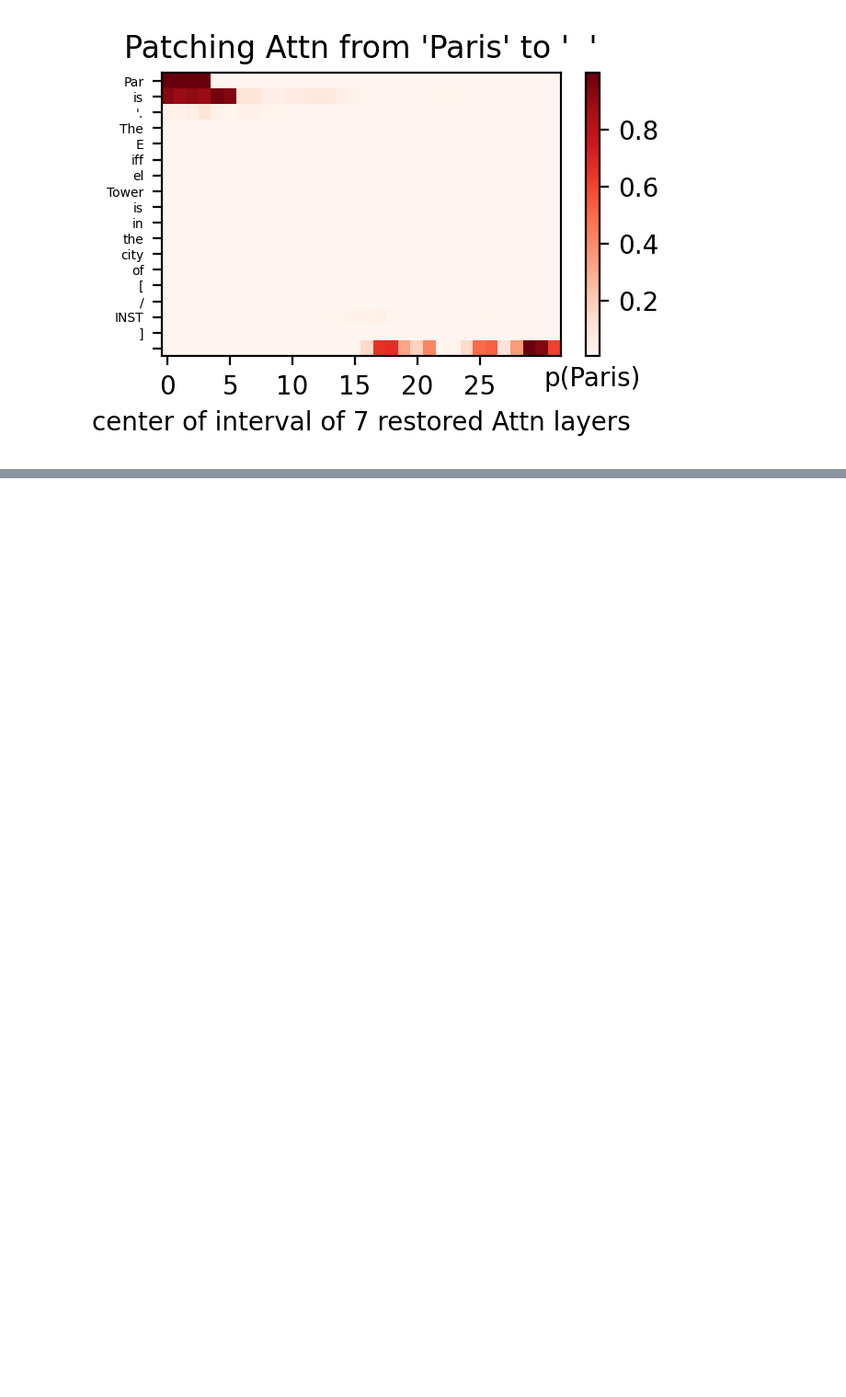
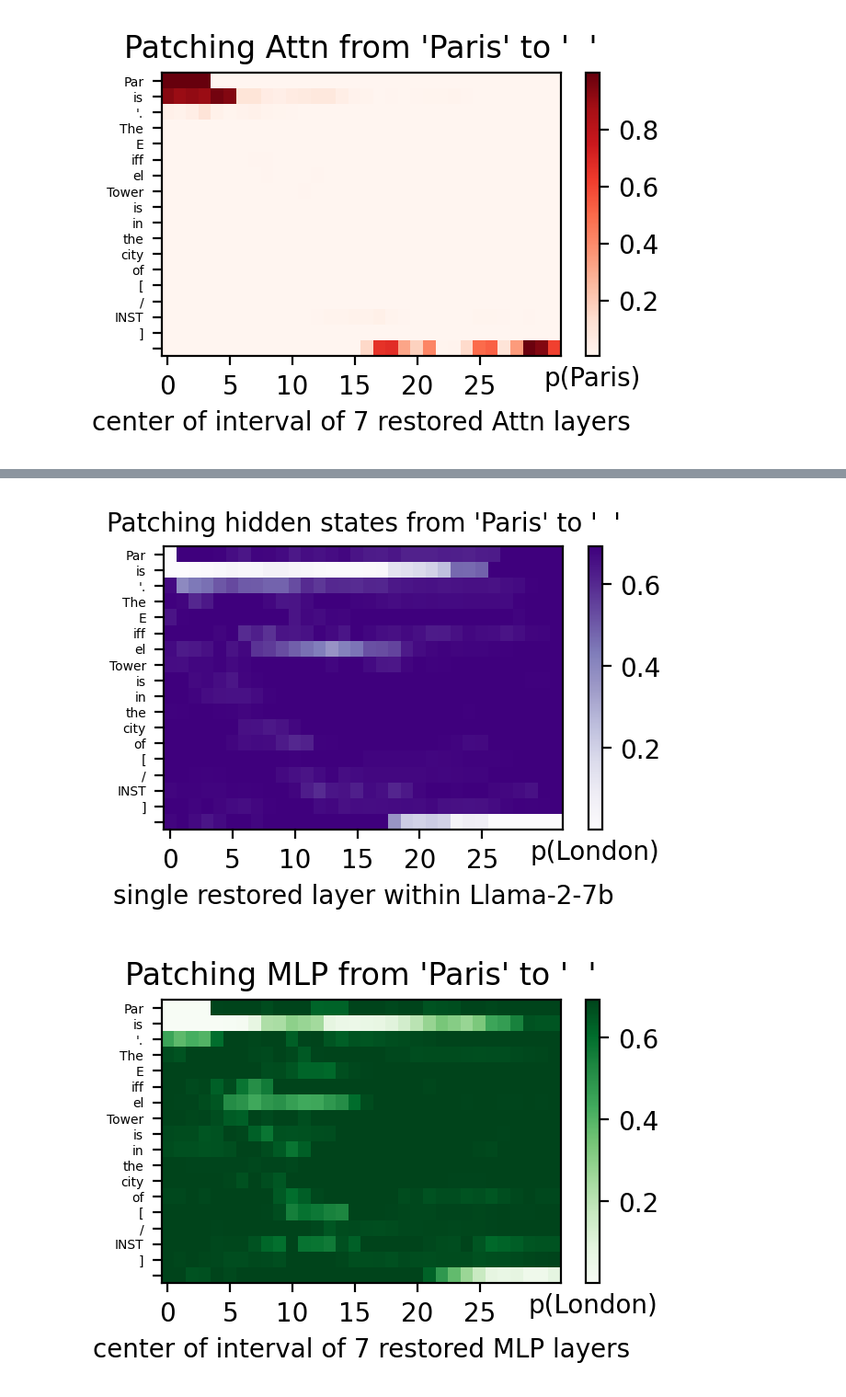
Before and after one commit to mileskwang/rome-prompt-injections, a Jupyter notebook: modular_tracing_llama2_7B.ipynb, the cells around one changed output, grey strips where cells are left out. Shown at 92% size. Saved outputs shown, nothing was run; the diff lists cells and outputs as text; code cells hidden in the pictures; blank space fills up the shorter version.

```diff
--- a/modular_tracing_llama2_7B.ipynb
+++ b/modular_tracing_llama2_7B.ipynb
@@ -536,6 +541,7 @@ def reverse_calculate_all_flow(
     uncompeting_prompt: str,
     words_to_check: list[str],
     num_layers: int,
+    answer: str,
     window: int=7,
 ):
     """
@@ -552,6 +558,8 @@ def reverse_calculate_all_flow(
             uncompeting_prompt=uncompeting_prompt,
             words_to_check=words_to_check,
             num_layers=num_layers,
+            index=index,
+            answer=answer,
             kind=kind,
             window=window,
         ))
@@ -1590,14 +1121,0 @@ for i in range(31):
-# %%
-for i in range(31):
-    hidden_scores, attention_scores, mlp_scores = layer_across_tokens(
-        model=model,
-        tokenizer=tokenizer,
-        setup_tokens=s_tokens,
-        defense_tokens=d_tokens,
-        query_tokens=q_tokens,
-        words_to_check=words_to_check,
-        num_layers=num_layers,
-        x_tokens=newline_tokens,
-        window=i,
-    )
-    layer_across_tokens_heatmaps(hidden_scores, attention_scores, mlp_scores, d_tokens + q_tokens, word_of_interest, figsize=(15, 5), window = i)
@@ -1850,14 +1121,0 @@ def reverse_layer_across_tokens_heatmaps(
-# %%
-for i in range(0,31,2):
-    hidden_scores, attention_scores, mlp_scores = reverse_layer_across_tokens(
-        model=model,
-        tokenizer=tokenizer,
-        setup_tokens=s_tokens,
-        defense_tokens=d_tokens,
-        query_tokens=q_tokens,
-        words_to_check=words_to_check,
-        num_layers=num_layers,
-        x_tokens=newline_tokens,
-        window=i,
-    )
-    reverse_layer_across_tokens_heatmaps(hidden_scores, attention_scores, mlp_scores, d_tokens + q_tokens, word_of_interest, figsize=(15, 5), window = i)
@@ -2175,0 +1122,17 @@ create_heatmap(list(map(list, zip(*x_mlp_scores))), num_layers, dq_length, 'Impa
+# %%
+words_to_check = ["Lond", "L"]
+lond_lyon_reverse_paris_list = reverse_calculate_all_flow(
+    model=model,
+    tokenizer=tokenizer,
+    competing_prompt = c_prompt,
+    uncompeting_prompt = u_prompt,
+    words_to_check=words_to_check,
+    num_layers=num_layers,
+)
+# %%
+reverse_plot_trace_heatmap(lond_lyon_reverse_paris_list[0], "Paris", "Lond+Lyon", c_tokens[35:], None)
+reverse_plot_trace_heatmap(lond_lyon_reverse_paris_list[1], "Paris", "Lond+Lyon", c_tokens[35:], "mlp")
+reverse_plot_trace_heatmap(lond_lyon_reverse_paris_list[2], "Paris", "Lond+Lyon", c_tokens[35:], "attn")
+# %% [output]
+[figure, added]
+[figure, added]
```
Also changed, not shown: parts of 94 cells of this notebook.
